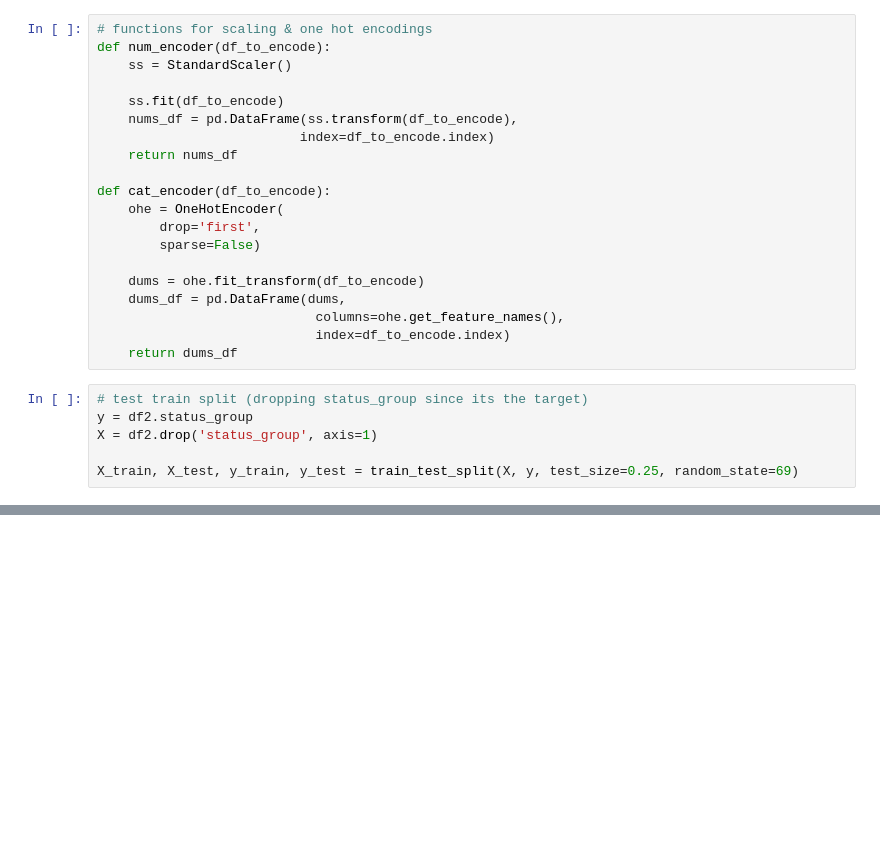
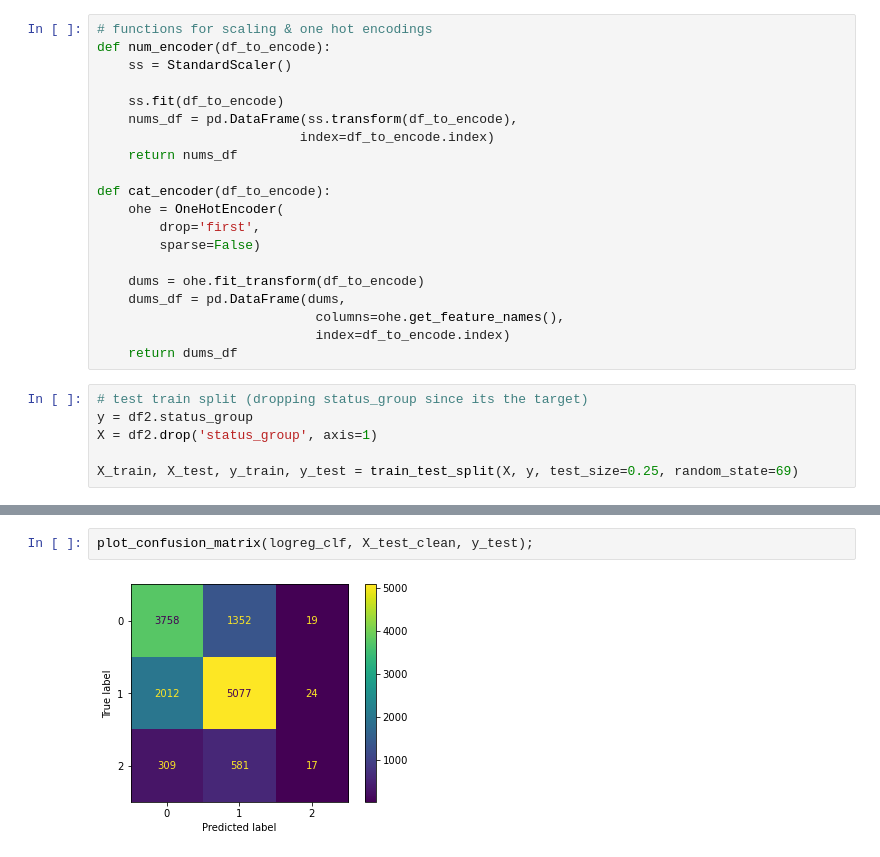
Before and after one commit to njw27/Supervised-ML-For-Tanzanian-Water-Wells, a Jupyter notebook: NotebookDos.ipynb, the cells around one changed output, grey strips where cells are left out. Drawn from its saved outputs; the diff is of its cells as text; blank space fills up the shorter version.

```diff
--- a/NotebookDos.ipynb
+++ b/NotebookDos.ipynb
@@ -239,0 +260,4 @@ NotFittedError: This LogisticRegression instance is not fitted yet. Call 'fit' w
+# %%
+plot_confusion_matrix(logreg_clf, X_test_clean, y_test);
+# %% [output]
+[figure, added]
```
Also changed, not shown: parts of 8 cells of this notebook.
